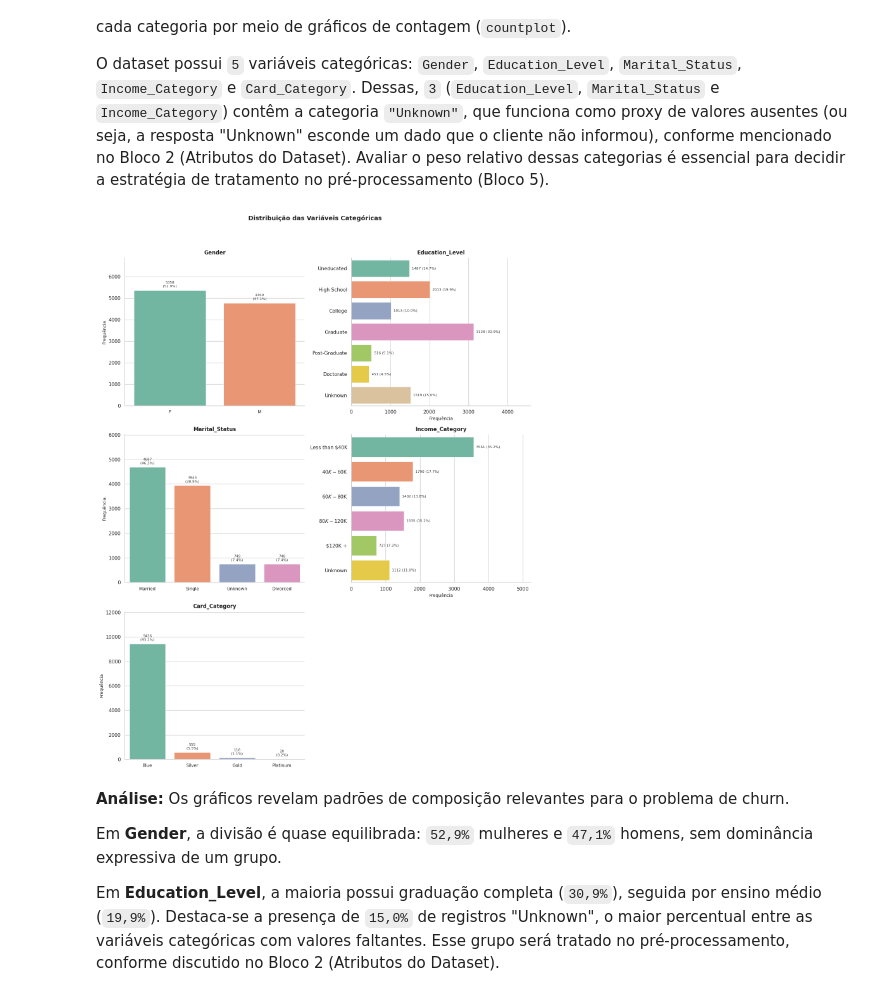
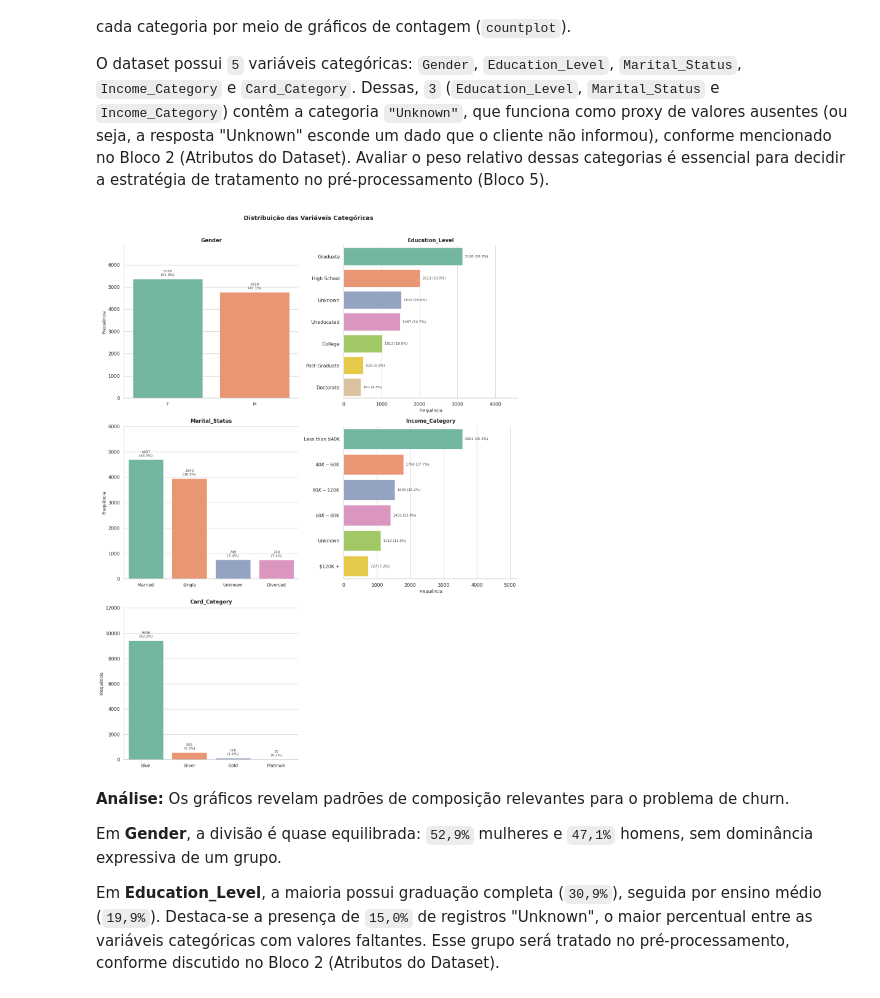
Before and after one commit to diogorblessa/mvp-credit-card-churn, a Jupyter notebook: notebooks/mvp_eda_preprocessing.ipynb, the cells around one changed output. Cells and saved outputs as stored; diff of their text form; code cells hidden in the pictures.

```diff
--- a/notebooks/mvp_eda_preprocessing.ipynb
+++ b/notebooks/mvp_eda_preprocessing.ipynb
@@ -595,17 +585,6 @@ O dataset possui `5` variáveis categóricas: `Gender`, `Education_Level`, `Mari
 
 categoricas = ['Gender', 'Education_Level', 'Marital_Status',
                'Income_Category', 'Card_Category']
-
-# Ordem lógica para variáveis ordinais; nominais em ordem decrescente de frequência
-ordens = {
-    'Gender': ['F', 'M'],
-    'Education_Level': ['Uneducated', 'High School', 'College', 'Graduate',
-                        'Post-Graduate', 'Doctorate', 'Unknown'],
-    'Marital_Status': ['Married', 'Single', 'Unknown', 'Divorced'],
-    'Income_Category': ['Less than $40K', '$40K - $60K', '$60K - $80K',
-                        '$80K - $120K', '$120K +', 'Unknown'],
-    'Card_Category': ['Blue', 'Silver', 'Gold', 'Platinum']
-}
 
 # Variáveis com labels longos usam barras horizontais para evitar rotação de texto
 horizontais = {'Income_Category', 'Education_Level'}
@@ -615,7 +594,8 @@ axes = axes.flatten()
 total = len(df)
 
 for i, col in enumerate(categoricas):
-    ordem = ordens.get(col, None)
+    # Ordem decrescente de frequência
+    ordem = df[col].value_counts().index.tolist()
 
     if col in horizontais:
         # Gráfico horizontal: labels no eixo y, sem necessidade de rotação
@@ -646,36 +626,36 @@ for i, col in enumerate(categoricas):
                       edgecolor='white', linewidth=0.5)
         axes[i].set_xlabel('')
         axes[i].set_ylabel('Frequência', fontsize=10)
         axes[i].tick_params(axis='x', labelsize=10)
 
         y_top = axes[i].get_ylim()[1]
 
         for patch in axes[i].patches:
             altura = patch.get_height()
             if altura > 0:
                 percentual = altura / total * 100
                 axes[i].text(
                     patch.get_x() + patch.get_width() / 2,
                     altura + y_top * 0.02,
                     f'{int(altura)}\n({percentual:.1f}%)',
                     ha='center', va='bottom', fontsize=8, color='#333333'
                 )
 
         y_top = axes[i].get_ylim()[1]
         axes[i].set_ylim(0, y_top * 1.22)
 
     axes[i].set_title(col, fontsize=12, fontweight='bold', pad=8)
 
 # Remover o eixo extra (5 categóricas em grid 3x2)
 fig.delaxes(axes[5])
 
 plt.suptitle('Distribuição das Variáveis Categóricas',
-             fontsize=14, fontweight='bold')
+             fontsize=14, fontweight='bold', y=1.01)
 sns.despine(fig=fig)
-plt.tight_layout(rect=[0, 0, 1, 0.95])
+plt.tight_layout()
 plt.show()
 # %% [output]
-[figure, old version]
+[figure, new version]
 # %% [markdown]
 **Análise:** Os gráficos revelam padrões de composição relevantes para o problema de churn.
 
```
Also changed, not shown: parts of 15 cells of this notebook.
